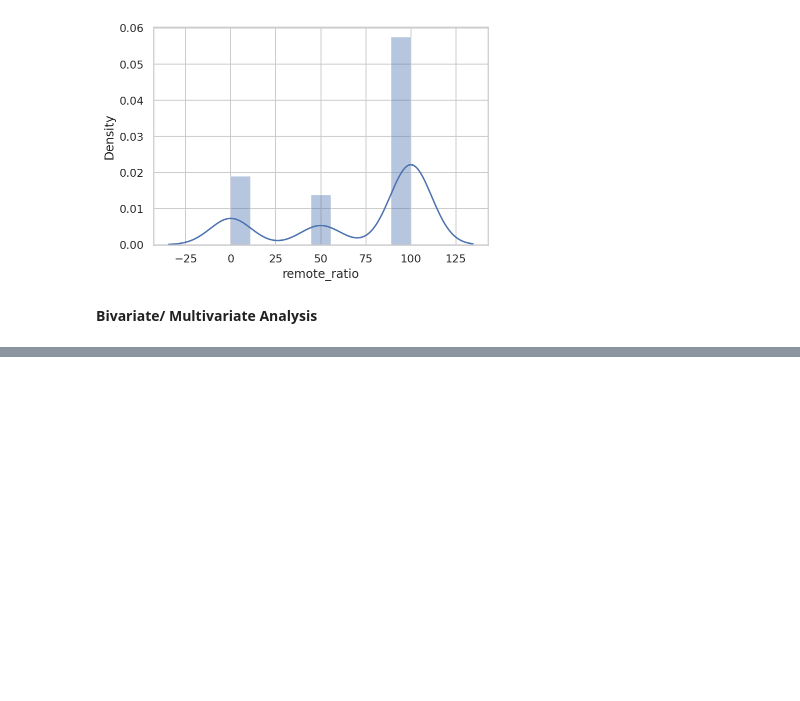
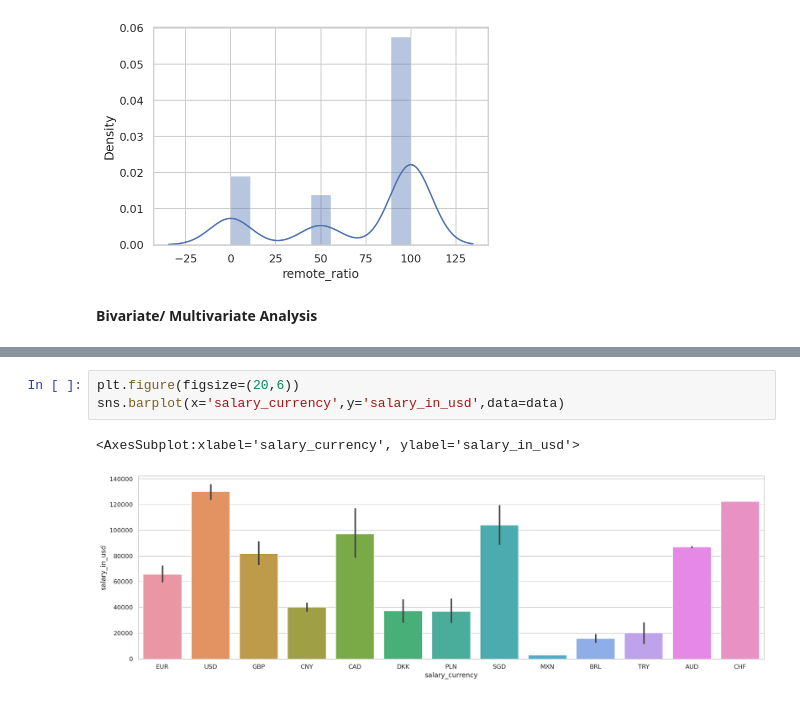
Before and after one commit to NileshCT/EDA_PROJECT, a Jupyter notebook: EDA_analysis_practice_dataset_.ipynb, the cells around one changed output, grey strips where cells are left out. Drawn from its saved outputs; the diff is of its cells as text; blank space fills up the shorter version.

```diff
--- a/EDA_analysis_practice_dataset_.ipynb
+++ b/EDA_analysis_practice_dataset_.ipynb
@@ -507,0 +545,6 @@ plt.show()
+# %%
+plt.figure(figsize=(20,6))
+sns.barplot(x='salary_currency',y='salary_in_usd',data=data)
+# %% [output]
+<AxesSubplot:xlabel='salary_currency', ylabel='salary_in_usd'>
+[figure, added]
```
Also changed, not shown: parts of 10 cells of this notebook.
